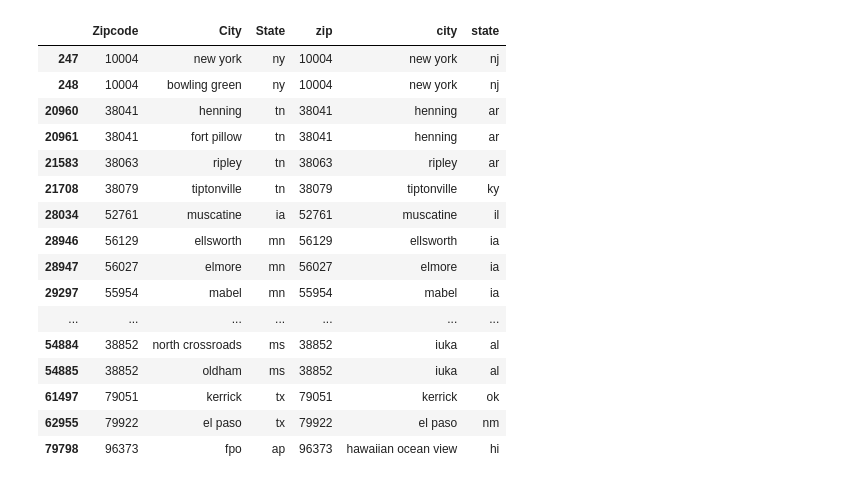
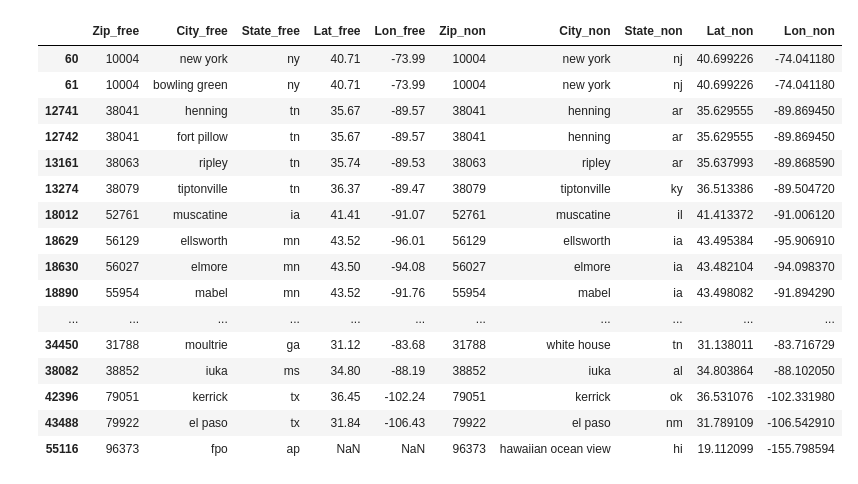
Before and after one commit to wrobstory/zipwhich, a Jupyter notebook: ZipComparo.ipynb, the cells around one changed output. Drawn from its saved outputs; the diff is of its cells as text; code cells hidden in the pictures.

```diff
--- a/ZipComparo.ipynb
+++ b/ZipComparo.ipynb
@@ -1,5 +1,7 @@
 # %%
+from math import radians, cos, sin, asin, sqrt
 import pandas as pd
+import numpy as np
 
 # Import, lowercase city/state name to attempt join later
 
@@ -30,6 +32,8 @@ freezip_set = set(free_zip_db['Zipcode'])
 
 # Free-zip all is Many:1 City to Zip Code
 free_zip_all = pd.read_csv('free-zipcode-database-all-places.csv', dtype={'Zipcode': str})
+# We only want Primary/Acceptable locs. There is some junk here.
+free_zip_all = free_zip_all[free_zip_all['LocationType'].isin(['ACCEPTABLE', 'PRIMARY'])]
 free_zip_all['City'] = free_zip_all['City'].str.lower()
 free_zip_all['State'] = free_zip_all['State'].str.lower()
 freezip_all_set = set(free_zip_all['Zipcode'])
@@ -66,2 +63,24 @@ noncensus_city_state = noncensus[['zip', 'city', 'state']]
+# %%
+# Columns of interest, rename for specificity
+geo_zip_place_loc = geonames[['postal_code', 'place_name', 'admin_code1',
+                              'latitude', 'longitude']]
+geo_zip_place_loc = geo_zip_place_loc.rename(columns={'postal_code': 'Zip_geo',
+                                                      'latitude': 'Lat_geo',
+                                                      'longitude': 'Lon_geo',
+                                                      'place_name': 'City_geo',
+                                                      'admin_code1': 'State_geo'})
+
+free_zip_all_place_loc = free_zip_all[['Zipcode', 'City', 'State', 'Lat', 'Long']]
+free_zip_all_place_loc = free_zip_all_place_loc.rename(columns={'Zipcode': 'Zip_free',
+                                                                'Lat': 'Lat_free',
+                                                                'Long': 'Lon_free',
+                                                                'City': 'City_free',
+                                                                'State': 'State_free'})
+noncensus_place_loc = noncensus[['zip', 'city', 'state', 'latitude', 'longitude']]
+noncensus_place_loc = noncensus_place_loc.rename(columns={'zip': 'Zip_non',
+                                                          'latitude': 'Lat_non',
+                                                          'longitude': 'Lon_non',
+                                                          'city': 'City_non',
+                                                          'state': 'State_non'})
 # %%
 # free-zip vs geonames
@@ -112,13 +131,14 @@ merged_zip
 # %%
 # noncensus vs free zip
-merged_non_free_zip = pd.merge(free_zip_all_city_state, noncensus_city_state,
-                               right_on=['zip'], left_on=['Zipcode'])
-merged_non_free_zip_city = pd.merge(free_zip_all_city_state, noncensus_city_state,
-                                    right_on=['zip', 'city'], left_on=['Zipcode', 'City'])
-merged_non_free_zip_state = pd.merge(free_zip_all_city_state, noncensus_city_state,
-                                    right_on=['zip', 'state'], left_on=['Zipcode', 'State'])
-merged_non_free_zip_city_state = pd.merge(free_zip_all_city_state, noncensus_city_state,
-                                          right_on=['zip', 'city', 'state'], left_on=['Zipcode', 'City', 'State'])
+merged_non_free_zip = pd.merge(free_zip_all_place_loc, noncensus_place_loc,
+                               left_on=['Zip_free'], right_on=['Zip_non'])
+merged_non_free_zip_city = pd.merge(free_zip_all_place_loc, noncensus_place_loc,
+                                    left_on=['Zip_free', 'City_free'], right_on=['Zip_non', 'City_non'])
+merged_non_free_zip_state = pd.merge(free_zip_all_place_loc, noncensus_place_loc,
+                                     left_on=['Zip_free', 'State_free'], right_on=['Zip_non', 'State_non'])
+merged_non_free_zip_city_state = pd.merge(free_zip_all_place_loc, noncensus_place_loc,
+                                          left_on=['Zip_free', 'City_free', 'State_free'],
+                                          right_on=['Zip_non', 'City_non', 'State_non'])
 lengths_noncensus_free = {
     'merged_zip': len(merged_non_free_zip),
     'merged_zip_city': len(merged_non_free_zip_city),
@@ -155,24 +175,24 @@ merged_non_free_zip
 # %%
 # What are our state conflicts?
-merged_non_free_zip[~merged_non_free_zip['Zipcode'].isin(merged_non_free_zip_state['Zipcode'])]
+merged_non_free_zip[~merged_non_free_zip['Zip_free'].isin(merged_non_free_zip_state['Zip_free'])]
 # %% [output]
-|  | Zipcode | City | State | zip | city | state |
-| 247 | 10004 | new york | ny | 10004 | new york | nj |
-| 248 | 10004 | bowling green | ny | 10004 | new york | nj |
-| 20960 | 38041 | henning | tn | 38041 | henning | ar |
-| 20961 | 38041 | fort pillow | tn | 38041 | henning | ar |
-| 21583 | 38063 | ripley | tn | 38063 | ripley | ar |
-| 21708 | 38079 | tiptonville | tn | 38079 | tiptonville | ky |
-| 28034 | 52761 | muscatine | ia | 52761 | muscatine | il |
-| 28946 | 56129 | ellsworth | mn | 56129 | ellsworth | ia |
-| 28947 | 56027 | elmore | mn | 56027 | elmore | ia |
-| 29297 | 55954 | mabel | mn | 55954 | mabel | ia |
-| ... | ... | ... | ... | ... | ... | ... |
-| 54884 | 38852 | north crossroads | ms | 38852 | iuka | al |
-| 54885 | 38852 | oldham | ms | 38852 | iuka | al |
-| 61497 | 79051 | kerrick | tx | 79051 | kerrick | ok |
-| 62955 | 79922 | el paso | tx | 79922 | el paso | nm |
-| 79798 | 96373 | fpo | ap | 96373 | hawaiian ocean view | hi |
+|  | Zip_free | City_free | State_free | Lat_free | Lon_free | Zip_non | City_non | State_non | Lat_non | Lon_non |
+| 60 | 10004 | new york | ny | 40.71 | -73.99 | 10004 | new york | nj | 40.699226 | -74.041180 |
+| 61 | 10004 | bowling green | ny | 40.71 | -73.99 | 10004 | new york | nj | 40.699226 | -74.041180 |
+| 12741 | 38041 | henning | tn | 35.67 | -89.57 | 38041 | henning | ar | 35.629555 | -89.869450 |
+| 12742 | 38041 | fort pillow | tn | 35.67 | -89.57 | 38041 | henning | ar | 35.629555 | -89.869450 |
+| 13161 | 38063 | ripley | tn | 35.74 | -89.53 | 38063 | ripley | ar | 35.637993 | -89.868590 |
+| 13274 | 38079 | tiptonville | tn | 36.37 | -89.47 | 38079 | tiptonville | ky | 36.513386 | -89.504720 |
+| 18012 | 52761 | muscatine | ia | 41.41 | -91.07 | 52761 | muscatine | il | 41.413372 | -91.006120 |
+| 18629 | 56129 | ellsworth | mn | 43.52 | -96.01 | 56129 | ellsworth | ia | 43.495384 | -95.906910 |
+| 18630 | 56027 | elmore | mn | 43.50 | -94.08 | 56027 | elmore | ia | 43.482104 | -94.098370 |
+| 18890 | 55954 | mabel | mn | 43.52 | -91.76 | 55954 | mabel | ia | 43.498082 | -91.894290 |
+| ... | ... | ... | ... | ... | ... | ... | ... | ... | ... | ... |
+| 34450 | 31788 | moultrie | ga | 31.12 | -83.68 | 31788 | white house | tn | 31.138011 | -83.716729 |
+| 38082 | 38852 | iuka | ms | 34.80 | -88.19 | 38852 | iuka | al | 34.803864 | -88.102050 |
+| 42396 | 79051 | kerrick | tx | 36.45 | -102.24 | 79051 | kerrick | ok | 36.531076 | -102.331980 |
+| 43488 | 79922 | el paso | tx | 31.84 | -106.43 | 79922 | el paso | nm | 31.789109 | -106.542910 |
+| 55116 | 96373 | fpo | ap | NaN | NaN | 96373 | hawaiian ocean view | hi | 19.112099 | -155.798594 |
 # %%
 # Merge all the things
 merged_all = pd.merge(merged_non_free_zip, merged_zip,
```
Also changed, not shown: parts of 19 cells of this notebook.
